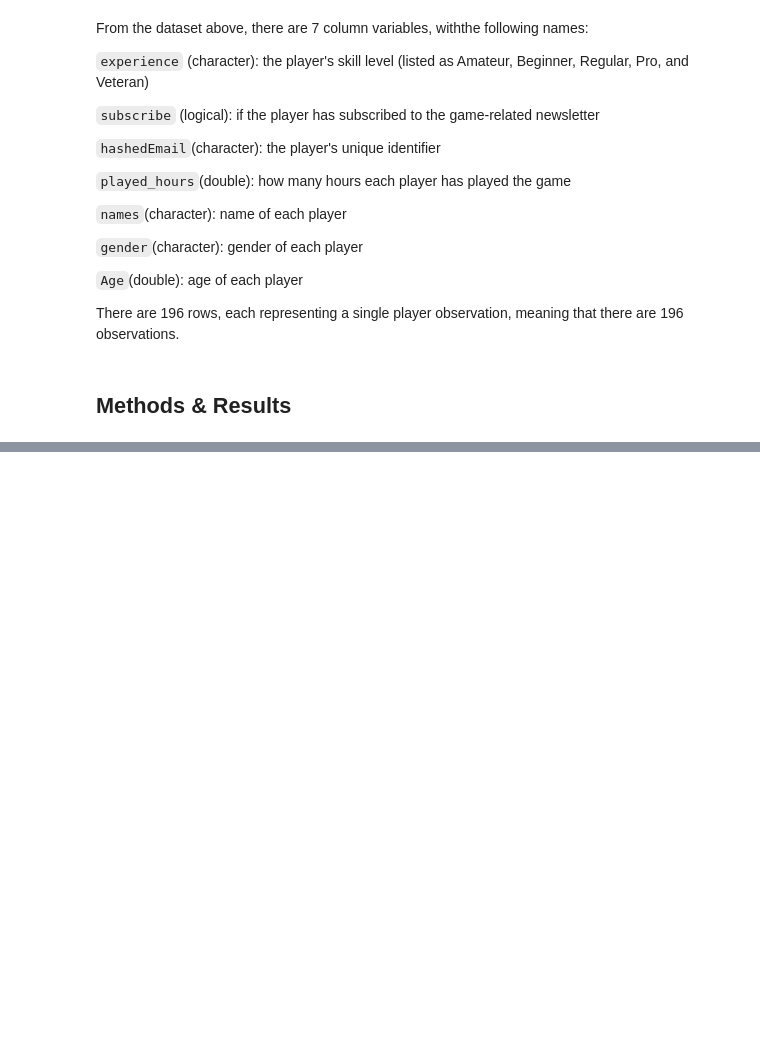
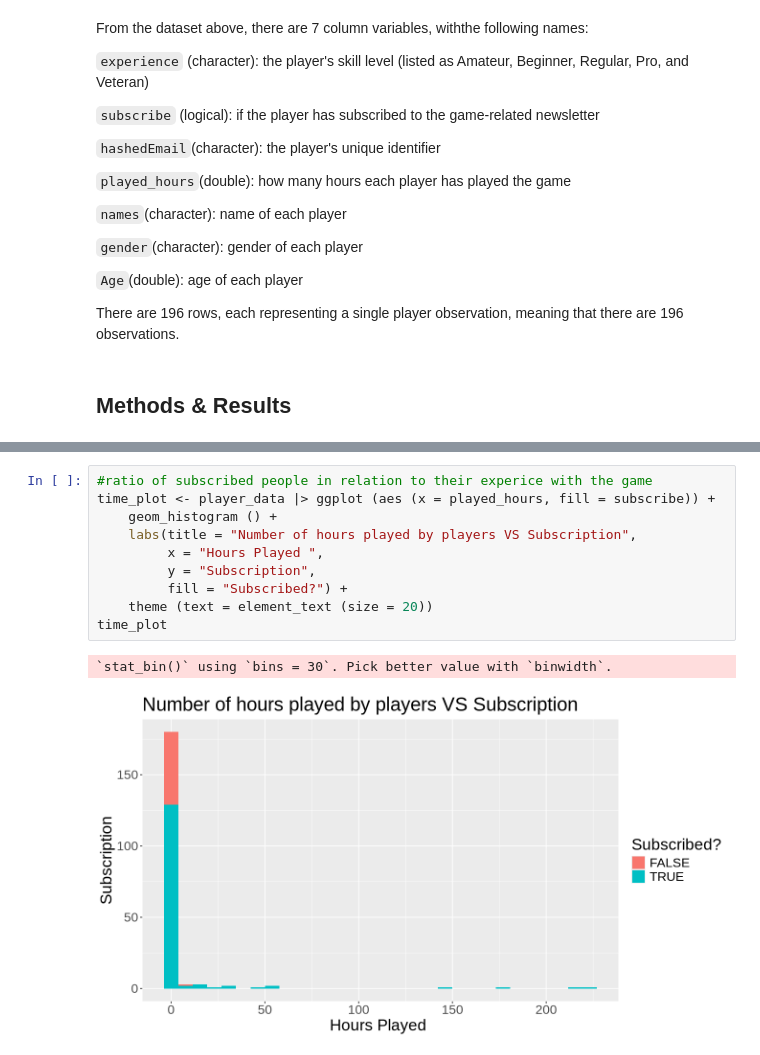
Before and after one commit to prabhwithanh/project, a Jupyter notebook: project.ipynb, the cells around one changed output, grey strips where cells are left out. Drawn from its saved outputs; the diff is of its cells as text; blank space fills up the shorter version.

```diff
--- a/project.ipynb
+++ b/project.ipynb
@@ -76,0 +123,13 @@ Warning message:
+# %%
+#ratio of subscribed people in relation to their experice with the game
+time_plot <- player_data |> ggplot (aes (x = played_hours, fill = subscribe)) +
+    geom_histogram () +
+    labs(title = "Number of hours played by players VS Subscription",
+         x = "Hours Played ",
+         y = "Subscription",
+         fill = "Subscribed?") +
+    theme (text = element_text (size = 20))
+time_plot
+# %% [output]
+`stat_bin()` using `bins = 30`. Pick better value with `binwidth`.
+[figure, added]
```
Also changed, not shown: parts of 11 cells of this notebook.
